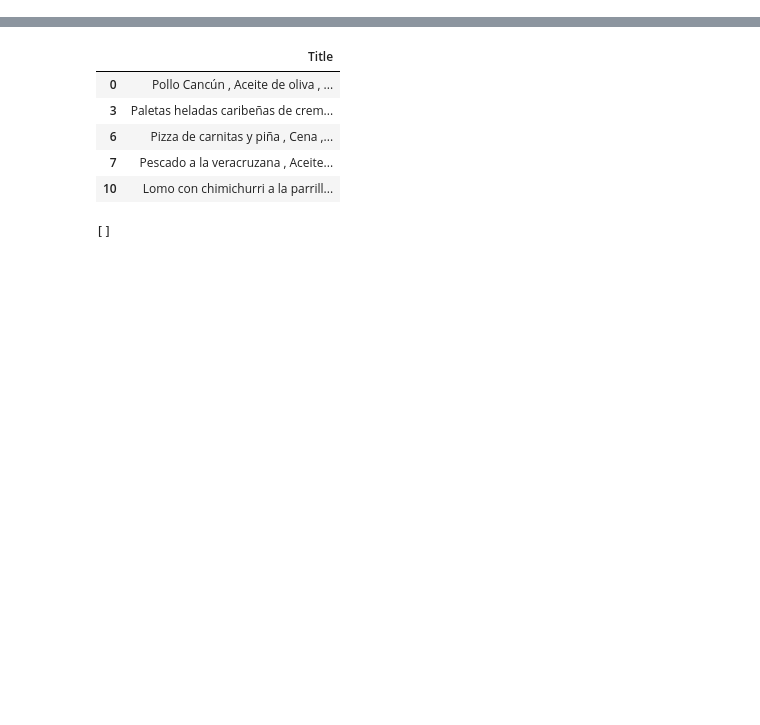
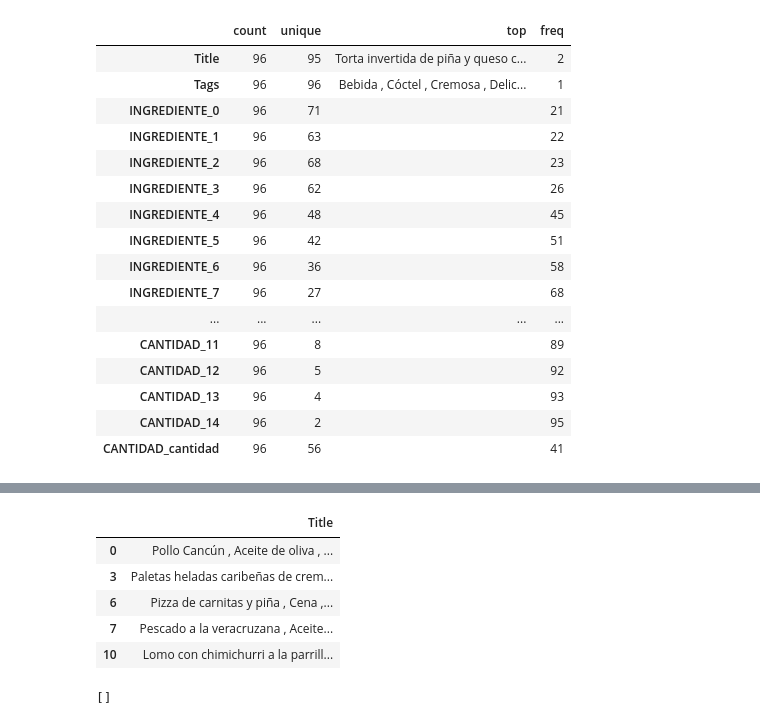
Before and after one commit to cifu9502/Recepies, a Jupyter notebook: Recetas.ipynb, the cells around one changed output, grey strips where cells are left out. Saved outputs shown, nothing was run; the diff lists cells and outputs as text; code cells hidden in the pictures; blank space fills up the shorter version.

```diff
--- a/Recetas.ipynb
+++ b/Recetas.ipynb
@@ -79,23 +36,0 @@ def cleanData(df):
-# %%
-def replaceValues(df, x):
-    df[x] = df[x].fillna(value = ' ')
-    df[x] = df[x].str.replace('®' , '' )
-    df[x] = df[x].str.replace('<sup>®</sup>' , '' )
-    df[x] = df[x].str.replace('<sup></sup>' , '' )
-    df[x] = df[x].str.replace('<sup>®</sup>' , '' )
-    df[x] = df[x].str.replace('®' , '' )
-    df[x] = df[x].str.replace('<strong>' , '' )
-    df[x] = df[x].str.replace('</strong>' , '' )
-    df[x] = df[x].str.replace('<b>' , '' )
-    df[x] = df[x].str.replace('</b>' , '' )
-    df[x] = df[x].str.replace('<i>' , '' )
-    df[x] = df[x].str.replace('</i>' , '' )
-    df[x] = df[x].str.replace(')' , '' )
-    df[x] = df[x].str.replace('(' , '' )
-    df[x] = df[x].str.replace('?' , '' )
-    df[x] = df[x].str.replace('¿' , '' )
-    df[x] = df[x].str.replace('¡' , '' )
-    df[x] = df[x].str.replace('!' , '' )
-    df[x] = df[x].str.replace('/' , '' )
-
-    return df[x]
@@ -143,0 +191,20 @@ data = df[s].copy()
+# %%
+display_all(df.describe(include='all').T)
+# %% [output]
+|  | count | unique | top | freq |
+| Title | 96 | 95 | Torta invertida de piña y queso c... | 2 |
+| Tags | 96 | 96 | Bebida , Cóctel , Cremosa , Delic... | 1 |
+| INGREDIENTE_0 | 96 | 71 |  | 21 |
+| INGREDIENTE_1 | 96 | 63 |  | 22 |
+| INGREDIENTE_2 | 96 | 68 |  | 23 |
+| INGREDIENTE_3 | 96 | 62 |  | 26 |
+| INGREDIENTE_4 | 96 | 48 |  | 45 |
+| INGREDIENTE_5 | 96 | 42 |  | 51 |
+| INGREDIENTE_6 | 96 | 36 |  | 58 |
+| INGREDIENTE_7 | 96 | 27 |  | 68 |
+| ... | ... | ... | ... | ... |
+| CANTIDAD_11 | 96 | 8 |  | 89 |
+| CANTIDAD_12 | 96 | 5 |  | 92 |
+| CANTIDAD_13 | 96 | 4 |  | 93 |
+| CANTIDAD_14 | 96 | 2 |  | 95 |
+| CANTIDAD_cantidad | 96 | 56 |  | 41 |
```
Also changed, not shown: parts of 30 cells of this notebook, 2 other files.
